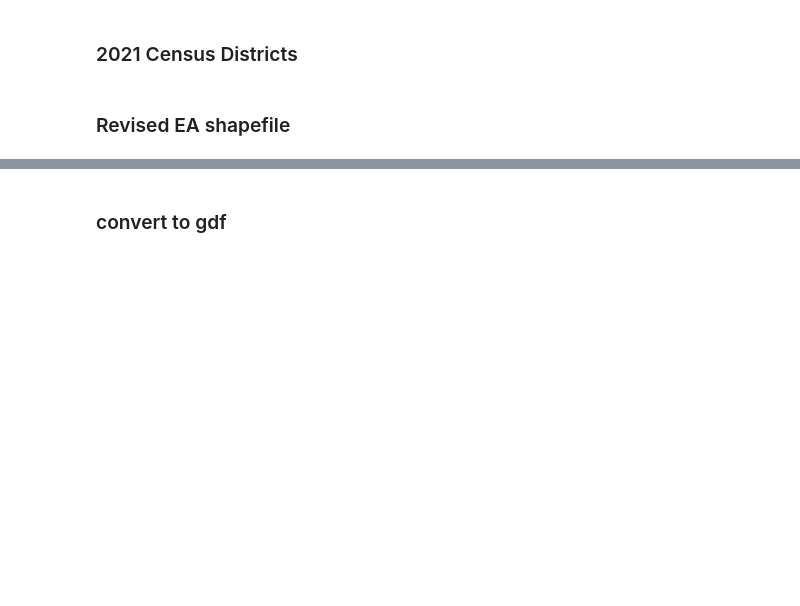
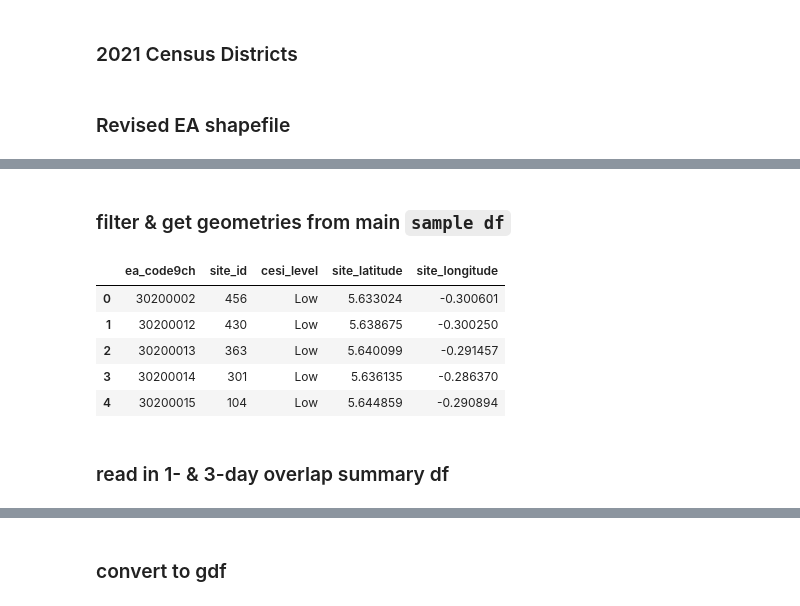
Before and after one commit to KaytheDee/pqr_extreme_weather_analysis, a Jupyter notebook: notebooks/_Logit_spatial_analysis_outage_per_EA.ipynb, the cells around one changed output, grey strips where cells are left out. Saved outputs shown, nothing was run; the diff lists cells and outputs as text; code cells hidden in the pictures; blank space fills up the shorter version.

```diff
--- a/notebooks/_Logit_spatial_analysis_outage_per_EA.ipynb
+++ b/notebooks/_Logit_spatial_analysis_outage_per_EA.ipynb
@@ -121,0 +131,10 @@ sensor_list = converged_sensors_df['site_id'].unique().tolist()
+# %%
+merged_eas_sites_exploded = (
+    merged_eas_sites
+    .explode('Intersecting_Sites', ignore_index=True)
+    .rename(columns={'Intersecting_Sites': 'site_id'})
+)
+
+merged_eas_sites_exploded['site_id'] = (merged_eas_sites_exploded['site_id'].astype('Int64'))
+
+merged_eas_sites_exploded.head()
@@ -122,3 +148,5 @@ sensor_list = converged_sensors_df['site_id'].unique().tolist()
+# %% [markdown]
+### filter & get geometries from main `sample df`
 # %%
 df = pd.read_csv(DATA_DIR / 'miscellaneous/2022-05-01.csv')
 
@@ -145,0 +166,11 @@ merged_df = merged_df[['site_id', 'sensor_id', 'or_exposure', 'cesi_level', 'sit
+# %%
+merged_df.head()
+# %% [output]
+|  | ea_code9ch | site_id | cesi_level | site_latitude | site_longitude |
+| 0 | 30200002 | 456 | Low | 5.633024 | -0.300601 |
+| 1 | 30200012 | 430 | Low | 5.638675 | -0.300250 |
+| 2 | 30200013 | 363 | Low | 5.640099 | -0.291457 |
+| 3 | 30200014 | 301 | Low | 5.636135 | -0.286370 |
+| 4 | 30200015 | 104 | Low | 5.644859 | -0.290894 |
+# %% [markdown]
+### read in 1- & 3-day overlap summary df
```
Also changed, not shown: parts of 56 cells of this notebook, 1 other file.
